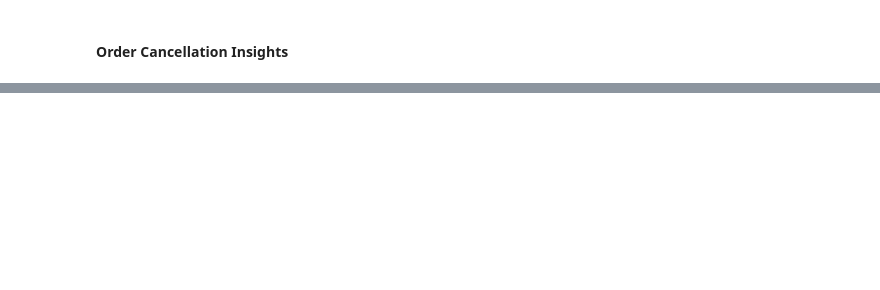
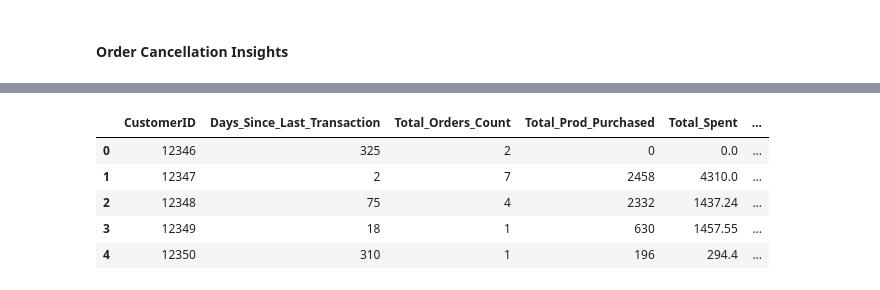
Before and after one commit to analytics-portfolio/Customer-Profiling-Segmentation-E-Commerce, a Jupyter notebook: notebooks/feature_engineering.ipynb, the cells around one changed output, grey strips where cells are left out. Saved outputs shown, nothing was run; the diff lists cells and outputs as text; code cells hidden in the pictures; blank space fills up the shorter version.

```diff
--- a/notebooks/feature_engineering.ipynb
+++ b/notebooks/feature_engineering.ipynb
@@ -219,0 +268,13 @@ customer_data
+# %%
+df['Year'] = df['InvoiceDate'].dt.year
+df['Month'] = df['InvoiceDate'].dt.month
+
+# Calculate total monthly spending per customer:
+cust_monthly_spend = df.groupby(['CustomerID', 'Year', 'Month'])['TotalPrice'].sum().reset_index()
+
+# Customer Avg. and Std. Monthly Spending:
+cust_buying_pattern = cust_monthly_spend.groupby('CustomerID')['TotalPrice'].agg(['mean', 'std']).reset_index()
+cust_buying_pattern.rename(columns={'mean': 'Avg_Monthly_Spending', 'std': 'Std_Monthly_Spending'}, inplace=True)
+cust_buying_pattern['Std_Monthly_Spending'] = cust_buying_pattern['Std_Monthly_Spending'].fillna(0)
+cust_buying_pattern = cust_buying_pattern.round(3)
+display(cust_buying_pattern.head())
@@ -219,0 +288,27 @@ customer_data
+# %%
+# Calculate each customer spending trend using linear regression:
+def calculate_trend(data):
+    if len(data) > 1:
+        x = np.arange(len(data))
+        slope, _, _, _, _ = stats.linregress(x, data)
+        return slope
+    else:
+        return 0
+
+spend_trend = cust_monthly_spend.groupby('CustomerID')['TotalPrice'].apply(calculate_trend).reset_index(name='Monthly_Spending_Trend')
+# %%
+# Merge to customer_data:
+customer_data = pd.merge(customer_data, cust_buying_pattern, on='CustomerID')
+customer_data = pd.merge(customer_data, spend_trend, on='CustomerID')
+
+customer_data['CustomerID'] = customer_data['CustomerID'].astype(str)
+customer_data = customer_data.convert_dtypes()
+# %%
+customer_data.head()
+# %% [output]
+|  | CustomerID | Days_Since_Last_Transaction | Total_Orders_Count | Total_Prod_Purchased | Total_Spent | ... |
+| 0 | 12346 | 325 | 2 | 0 | 0.0 | ... |
+| 1 | 12347 | 2 | 7 | 2458 | 4310.0 | ... |
+| 2 | 12348 | 75 | 4 | 2332 | 1437.24 | ... |
+| 3 | 12349 | 18 | 1 | 630 | 1457.55 | ... |
+| 4 | 12350 | 310 | 1 | 196 | 294.4 | ... |
```
Also changed, not shown: parts of 9 cells of this notebook, 5 other files.
